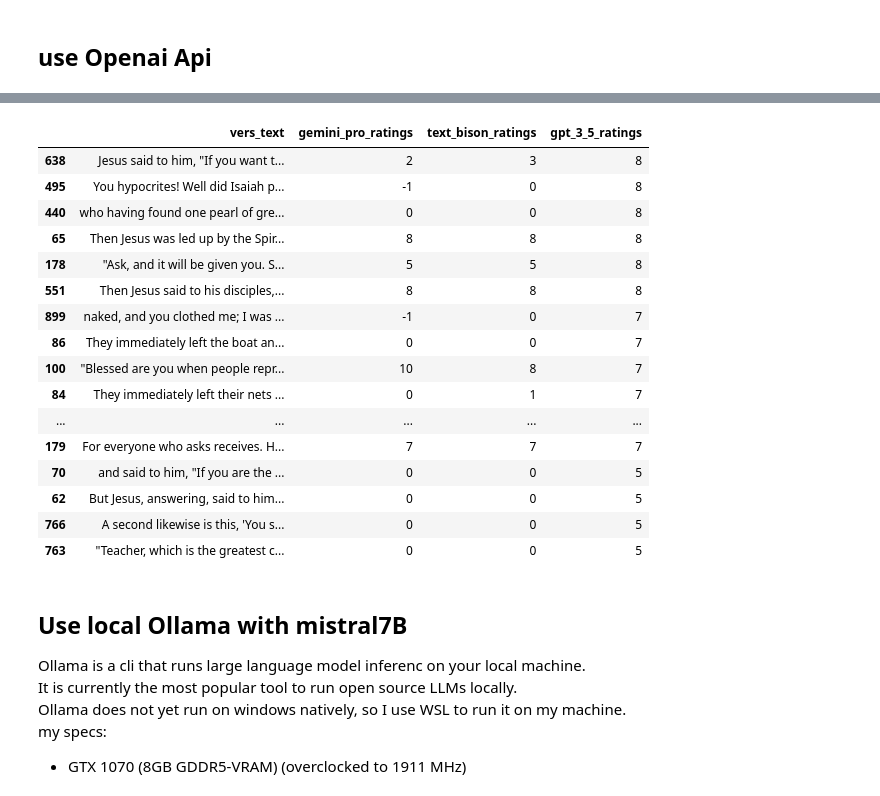
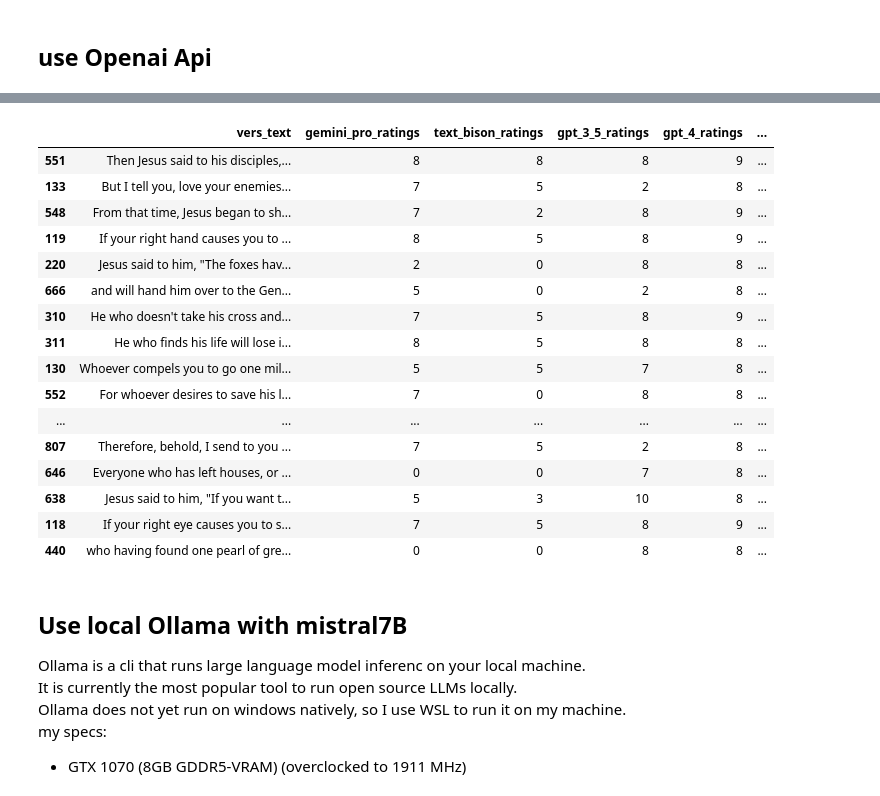
Before and after one commit to walkerdustin/genAI-concept-search, a Jupyter notebook: experiment_notebook.ipynb, the cells around one changed output, grey strips where cells are left out. Saved outputs shown, nothing was run; the diff lists cells and outputs as text; code cells hidden in the pictures.

```diff
--- a/experiment_notebook.ipynb
+++ b/experiment_notebook.ipynb
@@ -311,4 +298,7 @@ else:
     # add text_bison_responses_int as colmn to df
     experiment_df.insert(2,"text_bison_ratings", text_bison_responses_int)
     experiment_df.insert(2,"text_bison_response_objects", text_bison_response_objects)
+
+    # save time in times_df
+    times_df = pd.concat([times_df, pd.DataFrame([{'name': 'text_bison', 'sec': total_time_for_palm2}])])
 # %% [output]
@@ -387,4 +393,7 @@ else:
 
     experiment_df.insert(2,"gemini_pro_ratings", gemini_pro_responses_int)
     experiment_df.insert(2,"gemini_pro_response_objects", gemini_pro_response_objects)
+
+    # save time in times_df
+    times_df = pd.concat([times_df, pd.DataFrame([{'name': 'gemini_pro', 'sec': total_time_for_gemini_pro}])])
 # %% [output]
@@ -469,7 +494,7 @@ def convert_to_int(s):
 # %%
 # if the column gpt_3_5_ratings already exists, then read skip this execution
 if "gpt_3_5_ratings" in list(experiment_df.columns):
-    print("ollama_mistral7B_ratings already exists")
+    print("gpt3_5_ratings already exists")
 else:
     # get the score for each prompt
     gpt_3_5_responses = []
@@ -493,4 +518,7 @@ else:
 
     experiment_df.insert(2,"gpt_3_5_ratings", gpt_3_5_responses_int)
     experiment_df.insert(2,"gpt_3_5_response_objects", gpt_3_5_response_objects)
+
+    # save time in times_df
+    times_df = pd.concat([times_df, pd.DataFrame([{'name': 'gpt_3_5', 'sec': total_time_for_gpt3_5}])])
 # %% [output]
@@ -497,0 +560,30 @@ ollama_mistral7B_ratings already exists
+# %%
+# if the column gpt_4_ratings already exists, then read skip this execution
+if "gpt_4_ratings" in list(experiment_df.columns):
+    print("gpt_4_ratings already exists")
+else:
+    # get the score for each prompt
+    gpt_4_responses = []
+    gpt_4_response_objects = []
+    start_timestamp = time.time()
+    last_start_timestamp = time.time()
+    counter = 0
+    for prompt in verses:
+        counter += 1
+        if counter%60 == 0:
+            print("# the current counter is", counter)
+        response = get_GPT4_response(prompt)
+        print(response.choices[0].message.content)
+        gpt_4_responses.append(response.choices[0].message.content)
+        gpt_4_response_objects.append(response)
+
+    total_time_for_gpt_4 = time.time() - start_timestamp
+    print("all", len(verses), "prompts took:", total_time_for_gpt_4, "seconds")
+
+    gpt_4_responses_int = [convert_to_int(response.strip()) if response.strip() != "" else -3 for response in gpt_4_responses ]
+
+    experiment_df.insert(2,"gpt_4_ratings", gpt_4_responses_int)
+    experiment_df.insert(2,"gpt_4_response_objects", gpt_4_response_objects)
+
+    # save time in times_df
+    times_df = pd.concat([times_df, pd.DataFrame([{'name': 'gpt_4', 'sec': total_time_for_gpt_4}])])
@@ -498,21 +622,21 @@ ollama_mistral7B_ratings already exists
 # %%
-experiment_df.sort_values("gpt_3_5_ratings", ascending=False)[["vers_text", "gemini_pro_ratings", "text_bison_ratings", "gpt_3_5_ratings"]].head(20)
+experiment_df.sort_values("mistral_medium_ratings", ascending=False)[["vers_text", "gemini_pro_ratings", "text_bison_ratings", "gpt_3_5_ratings", "gpt_4_ratings", "ollama_mistral7B_ratings", "mistral_medium_ratings"]].head(20)
 # %% [output]
-|  | vers_text | gemini_pro_ratings | text_bison_ratings | gpt_3_5_ratings |
-| 638 | Jesus said to him, "If you want t... | 2 | 3 | 8 |
-| 495 | You hypocrites! Well did Isaiah p... | -1 | 0 | 8 |
-| 440 | who having found one pearl of gre... | 0 | 0 | 8 |
-| 65 | Then Jesus was led up by the Spir... | 8 | 8 | 8 |
-| 178 | "Ask, and it will be given you. S... | 5 | 5 | 8 |
-| 551 | Then Jesus said to his disciples,... | 8 | 8 | 8 |
-| 899 | naked, and you clothed me; I was ... | -1 | 0 | 7 |
-| 86 | They immediately left the boat an... | 0 | 0 | 7 |
-| 100 | "Blessed are you when people repr... | 10 | 8 | 7 |
-| 84 | They immediately left their nets ... | 0 | 1 | 7 |
-| ... | ... | ... | ... | ... |
-| 179 | For everyone who asks receives. H... | 7 | 7 | 7 |
-| 70 | and said to him, "If you are the ... | 0 | 0 | 5 |
-| 62 | But Jesus, answering, said to him... | 0 | 0 | 5 |
-| 766 | A second likewise is this, 'You s... | 0 | 0 | 5 |
-| 763 | "Teacher, which is the greatest c... | 0 | 0 | 5 |
+|  | vers_text | gemini_pro_ratings | text_bison_ratings | gpt_3_5_ratings | gpt_4_ratings | ... |
+| 551 | Then Jesus said to his disciples,... | 8 | 8 | 8 | 9 | ... |
+| 133 | But I tell you, love your enemies... | 7 | 5 | 2 | 8 | ... |
+| 548 | From that time, Jesus began to sh... | 7 | 2 | 8 | 9 | ... |
+| 119 | If your right hand causes you to ... | 8 | 5 | 8 | 9 | ... |
+| 220 | Jesus said to him, "The foxes hav... | 2 | 0 | 8 | 8 | ... |
+| 666 | and will hand him over to the Gen... | 5 | 0 | 2 | 8 | ... |
+| 310 | He who doesn't take his cross and... | 7 | 5 | 8 | 9 | ... |
+| 311 | He who finds his life will lose i... | 8 | 5 | 8 | 8 | ... |
+| 130 | Whoever compels you to go one mil... | 5 | 5 | 7 | 8 | ... |
+| 552 | For whoever desires to save his l... | 7 | 0 | 8 | 8 | ... |
+| ... | ... | ... | ... | ... | ... | ... |
+| 807 | Therefore, behold, I send to you ... | 7 | 5 | 2 | 8 | ... |
+| 646 | Everyone who has left houses, or ... | 0 | 0 | 7 | 8 | ... |
+| 638 | Jesus said to him, "If you want t... | 5 | 3 | 10 | 8 | ... |
+| 118 | If your right eye causes you to s... | 7 | 5 | 8 | 9 | ... |
+| 440 | who having found one pearl of gre... | 0 | 0 | 8 | 8 | ... |
 # %%
```
Also changed, not shown: parts of 22 cells of this notebook, 4 other files.
